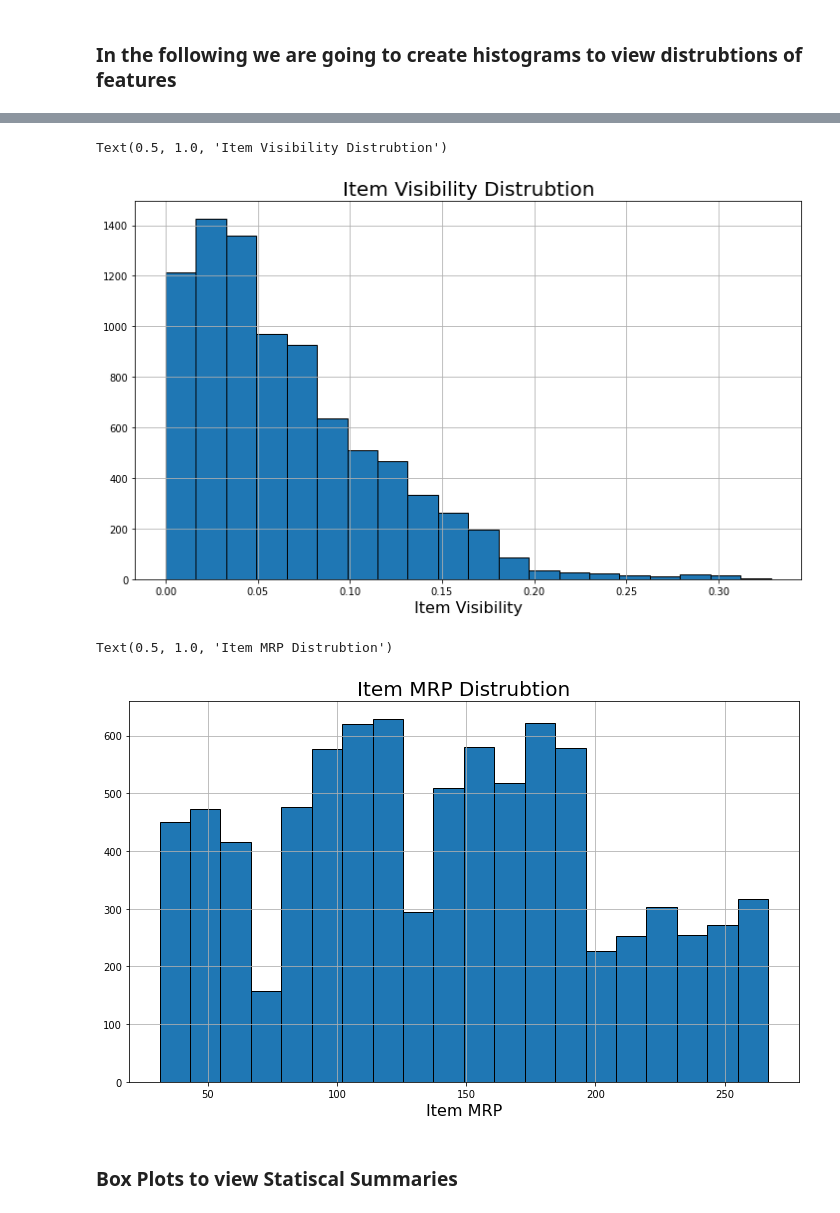
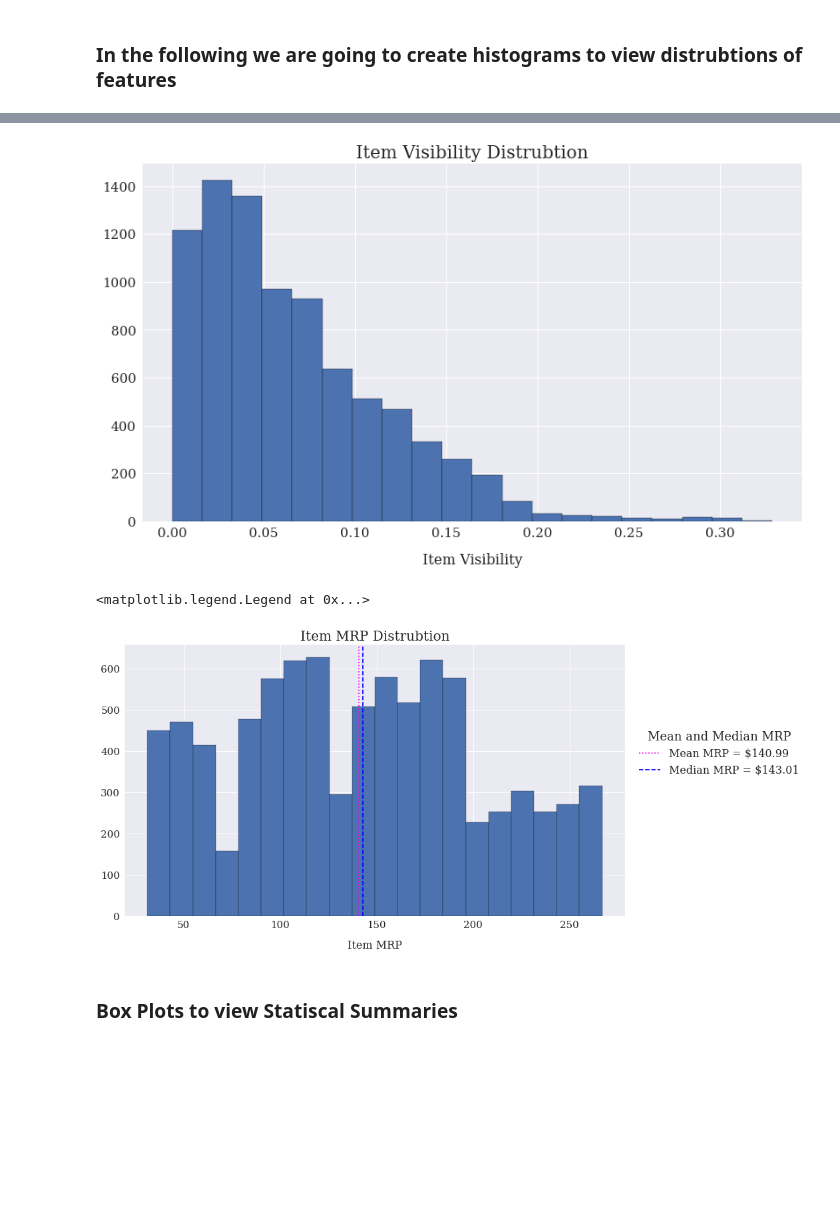
Before and after one commit to rvtovar/sales_predictions, a Jupyter notebook: sales_predictions.ipynb, the cells around one changed output, grey strips where cells are left out. Saved outputs shown, nothing was run; the diff lists cells and outputs as text; code cells hidden in the pictures; blank space fills up the shorter version.

```diff
--- a/sales_predictions.ipynb
+++ b/sales_predictions.ipynb
@@ -177,6 +177,11 @@ df.describe().transpose().round(2)
 | Item_MRP | 8523.0 | 140.99 | 62.28 | 31.29 | 93.83 | 143.01 | 185.64 | 266.89 |
 | Outlet_Establishment_Year | 8523.0 | 1997.83 | 8.37 | 1985.00 | 1987.00 | 1999.00 | 2004.00 | 2009.00 |
 | Item_Outlet_Sales | 8523.0 | 2181.29 | 1706.50 | 33.29 | 834.25 | 1794.33 | 3101.30 | 13086.96 |
+# %%
+# Setting up Default Settings for plots
+sns.set_context('talk')
+plt.style.use(['bmh', 'seaborn'])
+plt.rcParams['font.family'] = 'serif'
 # %%
 corr = df.corr()
 plt.figure(dpi=150)
@@ -201,28 +208,35 @@ Text(0.5, 0, 'Item Weight')
 # %%
 # item Visibility
-plt.figure(figsize=(12,7))
-df["Item_Visibility"].hist(edgecolor='black', bins=20)
-plt.xlabel("Item Visibility", fontsize=16)
-plt.title('Item Visibility Distrubtion', fontsize=20)
+fig, ax = plt.subplots(figsize=(12,7))
+df["Item_Visibility"].hist(edgecolor='black', bins=20, ax=ax)
+ax.set_xlabel("Item Visibility", fontsize=16, labelpad=15)
+ax.set_title('Item Visibility Distrubtion', fontsize=20)
+ax.tick_params(axis = 'both', which = 'major', labelsize = 15)
 
 # This visualiztion shows us that many of these items have 0 to .15 Visibility
 # %% [output]
-Text(0.5, 1.0, 'Item Visibility Distrubtion')
-[figure, old version]
+[figure, new version]
 # %%
 #item mrp
-plt.figure(figsize=(12,7))
-df["Item_MRP"].hist(edgecolor='black', bins=20)
-plt.xlabel("Item MRP", fontsize=16)
-plt.title('Item MRP Distrubtion', fontsize=20)
+fig, ax = plt.subplots(figsize=(12,7))
+df["Item_MRP"].hist(edgecolor='black', bins=20, ax=ax)
+ax.set_xlabel("Item MRP", fontsize=16, labelpad=15)
+ax.set_title('Item MRP Distrubtion', fontsize=20)
 
+mean_mrp = df['Item_MRP'].mean()
+med_mrp = df['Item_MRP'].median()
 
+ax.axvline(mean_mrp,color='magenta', ls=':', label=f"Mean MRP = ${mean_mrp:,.2f}",);
+ax.axvline(med_mrp,color='blue', ls='--', label=f"Median MRP = ${med_mrp:,.2f}");
+ax.tick_params(axis = 'both', which = 'major', labelsize = 15)
+
+ax.legend(loc=(1.02, .5), fontsize=16, title="Mean and Median MRP")
 #Most of the MRPs rum between 50 to 200. With a few dips at what loosk to be points 75 and 125.
 #Once we get past 200 the MRP counts remain on the low side meaning many of items do not have
 # an mrp of above 200.
 # %% [output]
-Text(0.5, 1.0, 'Item MRP Distrubtion')
+<matplotlib.legend.Legend at 0x...>
-[figure, old version]
+[figure, new version]
 # %% [markdown]
 ### Box Plots to view Statiscal Summaries
 # %%
```
Also changed, not shown: parts of 6 cells of this notebook.
